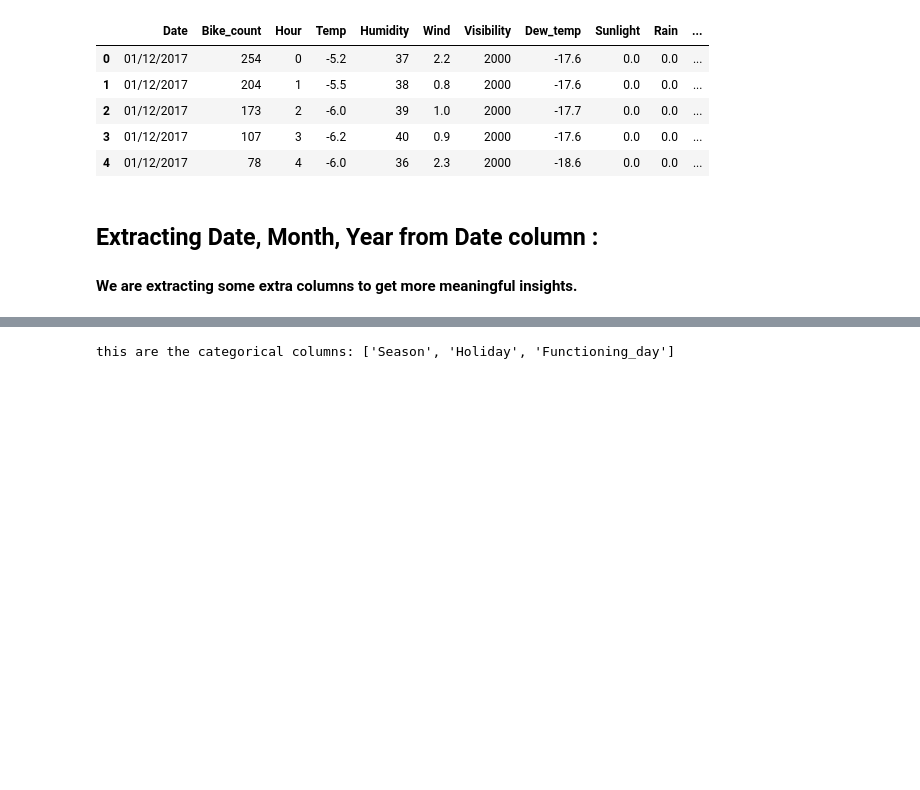
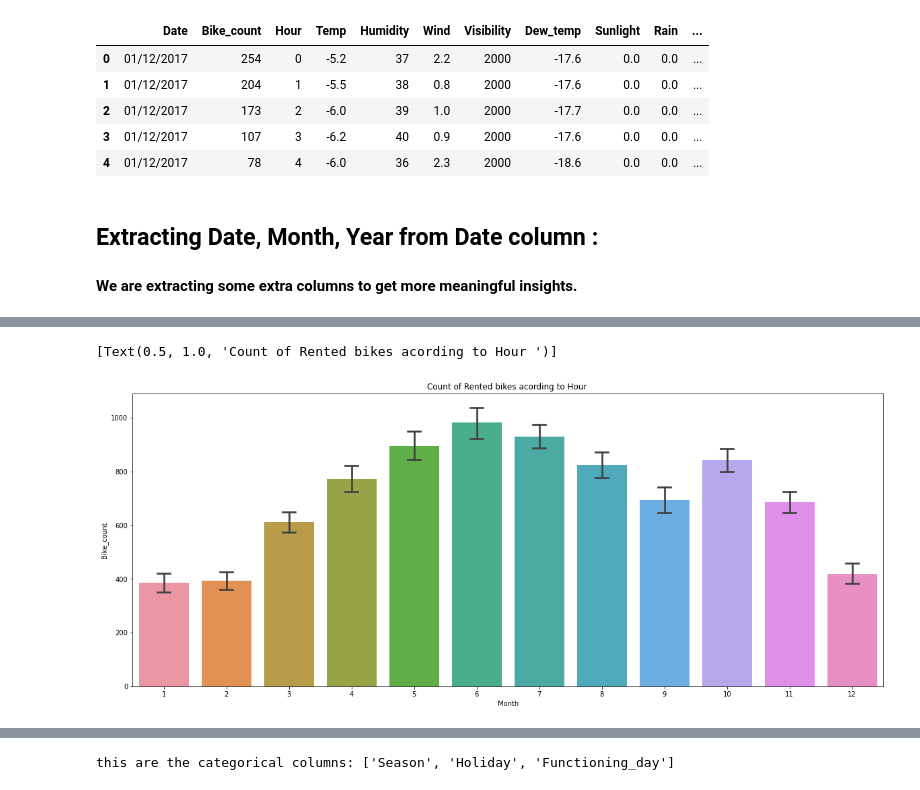
Before and after one commit to firaz-thakur/SEOUL-BIKE-SHARING-DEMAND-PREDICTION, a Jupyter notebook: Supervised_ML_Regression_Project.ipynb, the cells around one changed output, grey strips where cells are left out. Saved outputs shown, nothing was run; the diff lists cells and outputs as text; code cells hidden in the pictures; blank space fills up the shorter version.

```diff
--- a/Supervised_ML_Regression_Project.ipynb
+++ b/Supervised_ML_Regression_Project.ipynb
@@ -261,0 +268,8 @@ df.head()
+# %%
+# Months v/s Bike_count graph :
+fig,ax=plt.subplots(figsize=(20,8))
+sns.barplot(data=df,x='Month',y='Bike_count',ax=ax,capsize=.2)
+ax.set(title='Count of Rented bikes acording to Hour ')
+# %% [output]
+[Text(0.5, 1.0, 'Count of Rented bikes acording to Hour ')]
+[figure, added]
```
Also changed, not shown: parts of 16 cells of this notebook.
